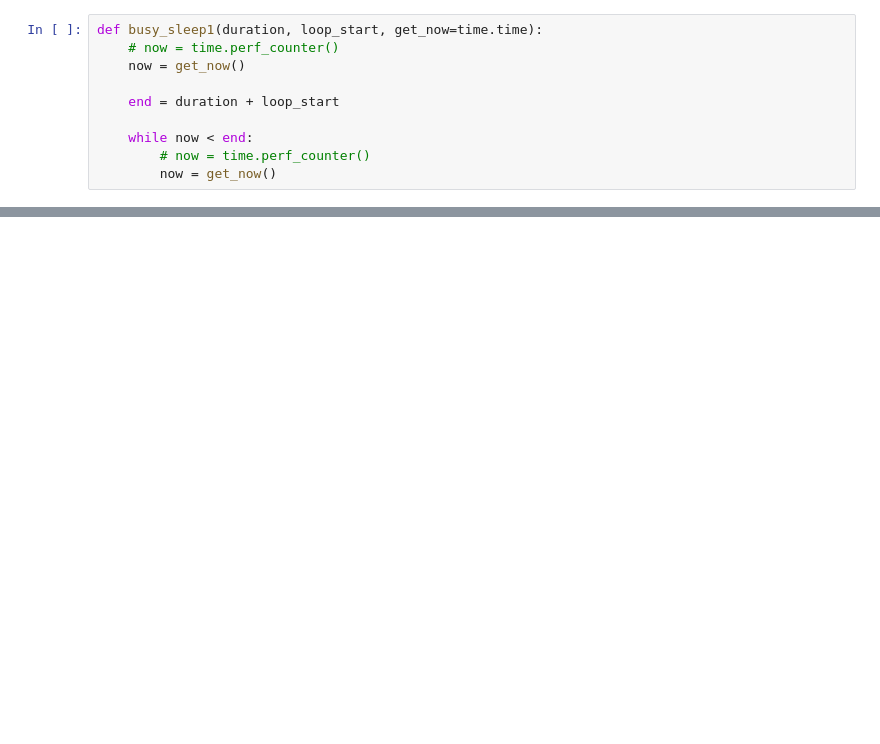
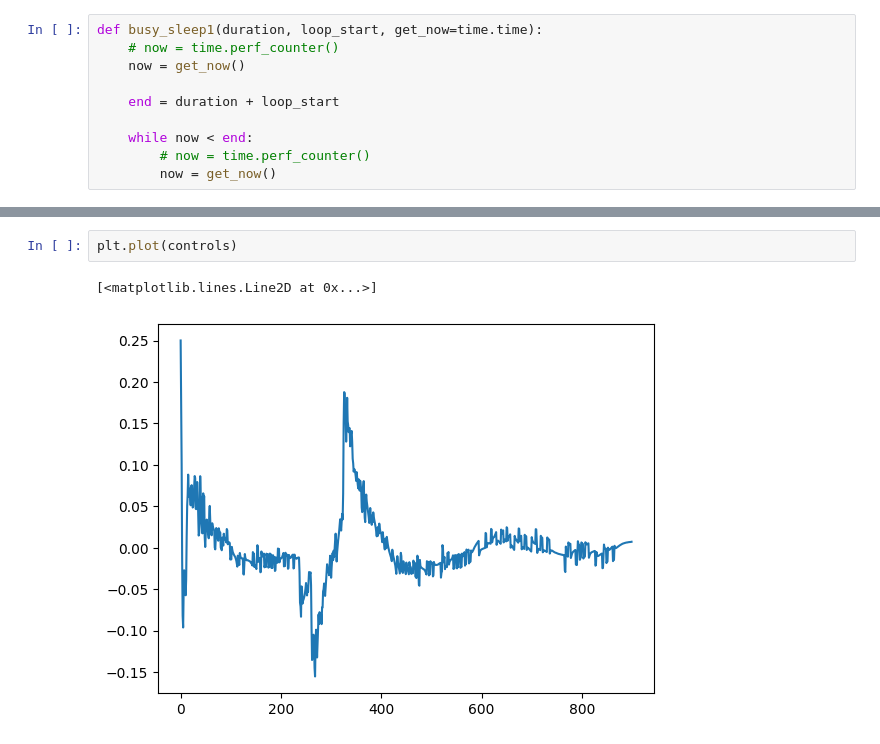
Before and after one commit to Rexlab-cartpole/Controller, a Jupyter notebook: IROS-stabilizing.ipynb, the cells around one changed output, grey strips where cells are left out. Cells and saved outputs as stored; diff of their text form; blank space fills up the shorter version.

```diff
--- a/IROS-stabilizing.ipynb
+++ b/IROS-stabilizing.ipynb
@@ -123,0 +149,5 @@ for i in range(N):
+# %%
+plt.plot(controls)
+# %% [output]
+[<matplotlib.lines.Line2D at 0x...>]
+[figure, added]
```
Also changed, not shown: parts of 9 cells of this notebook, 6 other files.
